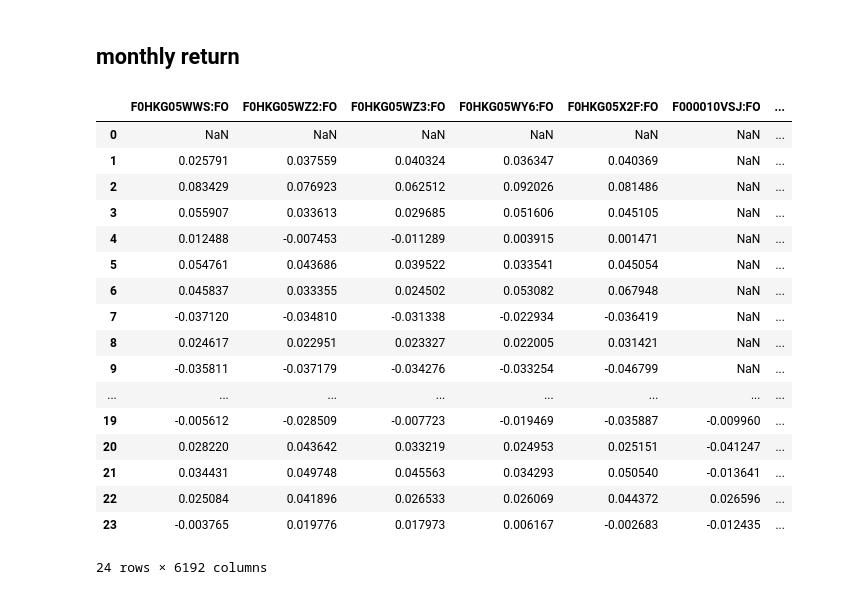
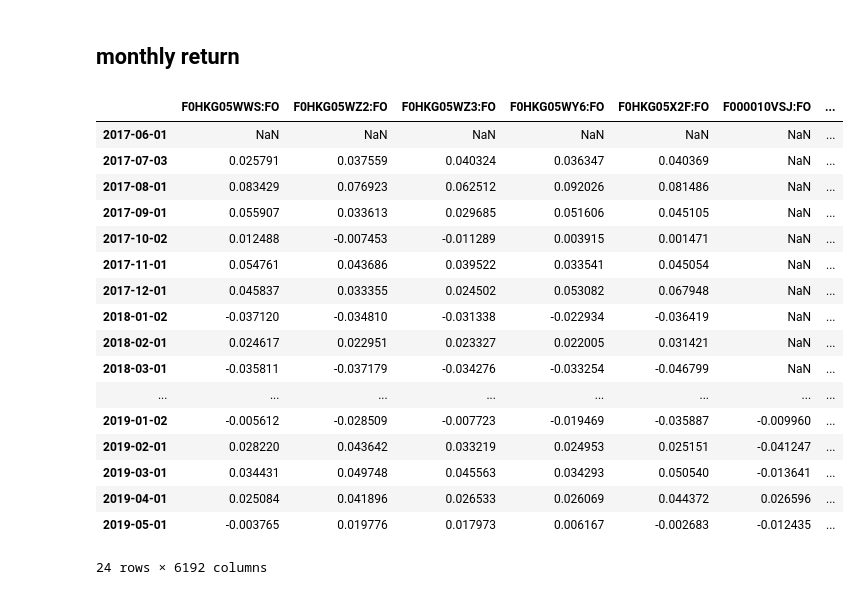
Before and after one commit to satai1919/Fintech_textmining_machinelearning, a Jupyter notebook: final project/final.ipynb, the cells around one changed output. Cells and saved outputs as stored; diff of their text form; code cells hidden in the pictures.

```diff
--- a/final project/final.ipynb
+++ b/final project/final.ipynb
@@ -59,6 +59,7 @@ def stock_return(price_now, price_past):
 def get_weekly_return(a_df):
     date_list = a_df.iloc[:,0:1].values.tolist()
     price_list =a_df.iloc[:,1:2].values.tolist()
+    index_list = []
 
     return_list = []
     today = -1
@@ -76,11 +77,14 @@ def get_weekly_return(a_df):
             if len(tem_price_holer) != 0:
                 this_week_last_price = tem_price_holer[-1]
                 week_ret = stock_return(this_week_last_price, last_week_last_price)
+                #append
                 return_list.append(week_ret)
-
+                index_list.append(date[0])
+                #update
                 last_week_last_price = this_week_last_price
             else:
                 return_list.append(np.nan)
+                index_list.append(date[0])
                 last_week_last_price = np.nan
 
             tem_price_holer = [] #更新
@@ -90,16 +94,12 @@ def get_weekly_return(a_df):
 
         yesterday = today
 
+    if len(tem_price_holer) >0:
+        this_week_last_price = tem_price_holer[-1]
+    else:
+        this_week_last_price= np.nan
 
-    if len(tem_price_holer) != 0:
-        this_week_last_price = tem_price_holer[-1]
-        week_ret = stock_return(this_week_last_price, last_week_last_price)
-        return_list.append(week_ret)
-    else:
-        return_list.append(np.nan)
-        last_week_last_price = np.nan
-
-    return return_list
+    return return_list, index_list, last_week_last_price, this_week_last_price, date[0]
 # %%
 id_list = list(ret_df.columns)
 # %%
@@ -111,10 +111,12 @@ len(id_list)
 # %% [output]
 6193
 # %%
-data = {}
+data_ret = {}
+data_price = {}
 for i in range(1, 6193):
-    ret_list = get_weekly_return(ret_df.iloc[:,[0,i]])
+    return_list, index_list, last_week_last_price, this_week_last_price, now = get_weekly_return(ret_df.iloc[:,[0,i]])
 
     #replace ret dataframe as weekly return
     a_id = id_list[i]
-    data[a_id] = ret_list
+    data_ret[a_id] = return_list
+    data_price[a_id] = [now, last_week_last_price, this_week_last_price]
@@ -147,7 +168,7 @@ df_week_ret
 def get_monthly_return(a_df):
     date_list = a_df.iloc[:,0:1].values.tolist()
     price_list =a_df.iloc[:,1:2].values.tolist()
-
+    index_list = []
     return_list = []
     today = -1
     yesterday = -1
@@ -165,10 +186,12 @@ def get_monthly_return(a_df):
                 this_month_last_price = tem_price_holer[-1]
                 month_ret = stock_return(this_month_last_price, last_month_last_price)
                 return_list.append(month_ret)
+                index_list.append(date[0])
 
                 last_month_last_price = this_month_last_price
             else:
                 return_list.append(np.nan)
+                index_list.append(date[0])
                 last_month_last_price = np.nan
 
             tem_price_holer = [] #更新
@@ -178,35 +201,40 @@ def get_monthly_return(a_df):
 
         yesterday = today
 
+    if len(tem_price_holer) >0:
+        this_month_last_price = tem_price_holer[-1]
+    else:
+        this_month_last_price= np.nan
 
-    return return_list
+    return return_list, index_list, last_month_last_price, this_month_last_price , date[0]
 # %%
 data2 = {}
 for i in range(1, 6193):
-    ret_list = get_monthly_return(ret_df.iloc[:,[0,i]])
+    ret_list, index_list, last_month_last_price, this_month_last_price, _  = get_monthly_return(ret_df.iloc[:,[0,i]])
 
     #replace ret dataframe as weekly return
     a_id = id_list[i]
     data2[a_id] = ret_list
+    data_price[a_id] += [last_month_last_price, this_month_last_price]
 # %%
-df_month_ret = pd.DataFrame(data = data2)
+df_month_ret = pd.DataFrame(data = data2, index = index_list)
 df_month_ret
 # %% [output]
 |  | F0HKG05WWS:FO | F0HKG05WZ2:FO | F0HKG05WZ3:FO | F0HKG05WY6:FO | F0HKG05X2F:FO | F000010VSJ:FO | ... |
-| 0 | NaN | NaN | NaN | NaN | NaN | NaN | ... |
-| 1 | 0.025791 | 0.037559 | 0.040324 | 0.036347 | 0.040369 | NaN | ... |
-| 2 | 0.083429 | 0.076923 | 0.062512 | 0.092026 | 0.081486 | NaN | ... |
-| 3 | 0.055907 | 0.033613 | 0.029685 | 0.051606 | 0.045105 | NaN | ... |
-| 4 | 0.012488 | -0.007453 | -0.011289 | 0.003915 | 0.001471 | NaN | ... |
-| 5 | 0.054761 | 0.043686 | 0.039522 | 0.033541 | 0.045054 | NaN | ... |
-| 6 | 0.045837 | 0.033355 | 0.024502 | 0.053082 | 0.067948 | NaN | ... |
-| 7 | -0.037120 | -0.034810 | -0.031338 | -0.022934 | -0.036419 | NaN | ... |
-| 8 | 0.024617 | 0.022951 | 0.023327 | 0.022005 | 0.031421 | NaN | ... |
-| 9 | -0.035811 | -0.037179 | -0.034276 | -0.033254 | -0.046799 | NaN | ... |
+| 2017-06-01 | NaN | NaN | NaN | NaN | NaN | NaN | ... |
+| 2017-07-03 | 0.025791 | 0.037559 | 0.040324 | 0.036347 | 0.040369 | NaN | ... |
+| 2017-08-01 | 0.083429 | 0.076923 | 0.062512 | 0.092026 | 0.081486 | NaN | ... |
+| 2017-09-01 | 0.055907 | 0.033613 | 0.029685 | 0.051606 | 0.045105 | NaN | ... |
+| 2017-10-02 | 0.012488 | -0.007453 | -0.011289 | 0.003915 | 0.001471 | NaN | ... |
+| 2017-11-01 | 0.054761 | 0.043686 | 0.039522 | 0.033541 | 0.045054 | NaN | ... |
+| 2017-12-01 | 0.045837 | 0.033355 | 0.024502 | 0.053082 | 0.067948 | NaN | ... |
+| 2018-01-02 | -0.037120 | -0.034810 | -0.031338 | -0.022934 | -0.036419 | NaN | ... |
+| 2018-02-01 | 0.024617 | 0.022951 | 0.023327 | 0.022005 | 0.031421 | NaN | ... |
+| 2018-03-01 | -0.035811 | -0.037179 | -0.034276 | -0.033254 | -0.046799 | NaN | ... |
 | ... | ... | ... | ... | ... | ... | ... | ... |
-| 19 | -0.005612 | -0.028509 | -0.007723 | -0.019469 | -0.035887 | -0.009960 | ... |
-| 20 | 0.028220 | 0.043642 | 0.033219 | 0.024953 | 0.025151 | -0.041247 | ... |
-| 21 | 0.034431 | 0.049748 | 0.045563 | 0.034293 | 0.050540 | -0.013641 | ... |
-| 22 | 0.025084 | 0.041896 | 0.026533 | 0.026069 | 0.044372 | 0.026596 | ... |
-| 23 | -0.003765 | 0.019776 | 0.017973 | 0.006167 | -0.002683 | -0.012435 | ... |
+| 2019-01-02 | -0.005612 | -0.028509 | -0.007723 | -0.019469 | -0.035887 | -0.009960 | ... |
+| 2019-02-01 | 0.028220 | 0.043642 | 0.033219 | 0.024953 | 0.025151 | -0.041247 | ... |
+| 2019-03-01 | 0.034431 | 0.049748 | 0.045563 | 0.034293 | 0.050540 | -0.013641 | ... |
+| 2019-04-01 | 0.025084 | 0.041896 | 0.026533 | 0.026069 | 0.044372 | 0.026596 | ... |
+| 2019-05-01 | -0.003765 | 0.019776 | 0.017973 | 0.006167 | -0.002683 | -0.012435 | ... |
 24 rows × 6192 columns
```
Also changed, not shown: parts of 4 cells of this notebook.
